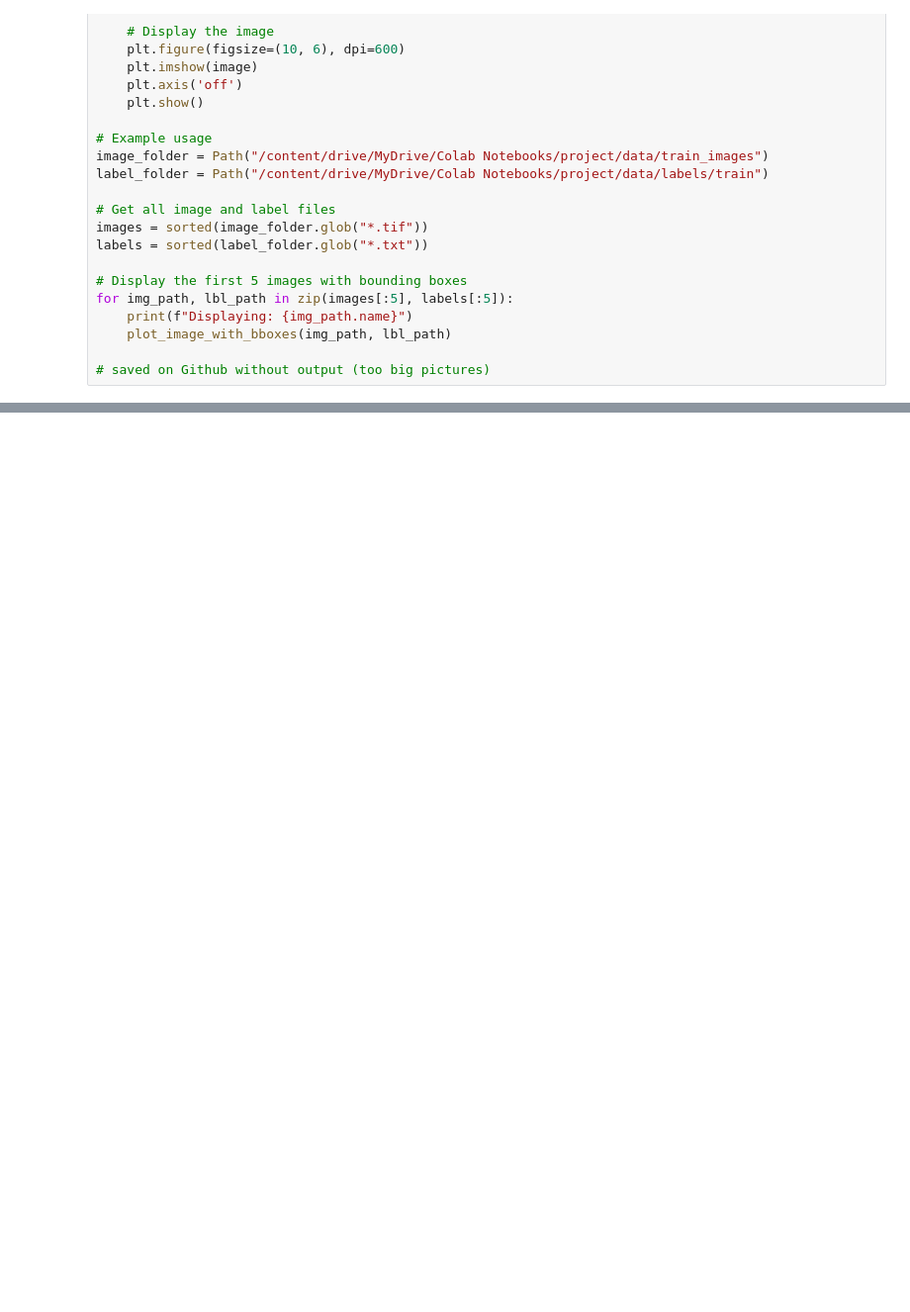
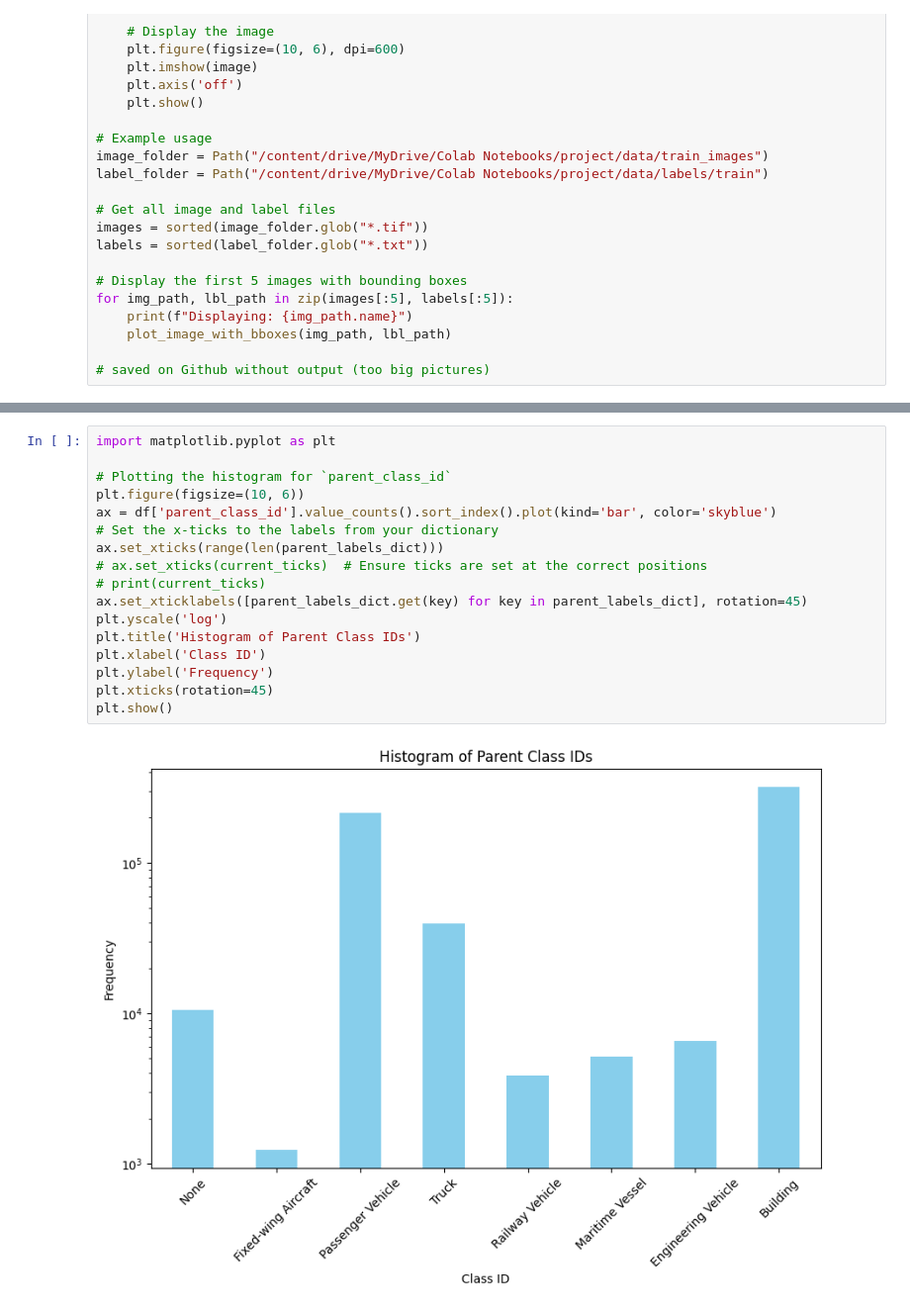
Before and after one commit to HeorhiiY/cv-course, a Jupyter notebook: project/Project_data_check.ipynb, the cells around one changed output, grey strips where cells are left out. Shown: that part at 99% size. Drawn from its saved outputs; the diff is of its cells as text; blank space fills up the shorter version.

```diff
--- a/project/Project_data_check.ipynb
+++ b/project/Project_data_check.ipynb
@@ -97,0 +307,19 @@ print(df.head())
+# %%
+import matplotlib.pyplot as plt
+
+# Plotting the histogram for `parent_class_id`
+plt.figure(figsize=(10, 6))
+ax = df['parent_class_id'].value_counts().sort_index().plot(kind='bar', color='skyblue')
+# Set the x-ticks to the labels from your dictionary
+ax.set_xticks(range(len(parent_labels_dict)))
+# ax.set_xticks(current_ticks)  # Ensure ticks are set at the correct positions
+# print(current_ticks)
+ax.set_xticklabels([parent_labels_dict.get(key) for key in parent_labels_dict], rotation=45)
+plt.yscale('log')
+plt.title('Histogram of Parent Class IDs')
+plt.xlabel('Class ID')
+plt.ylabel('Frequency')
+plt.xticks(rotation=45)
+plt.show()
+# %% [output]
+[figure, added]
```
Also changed, not shown: parts of 7 cells of this notebook.
